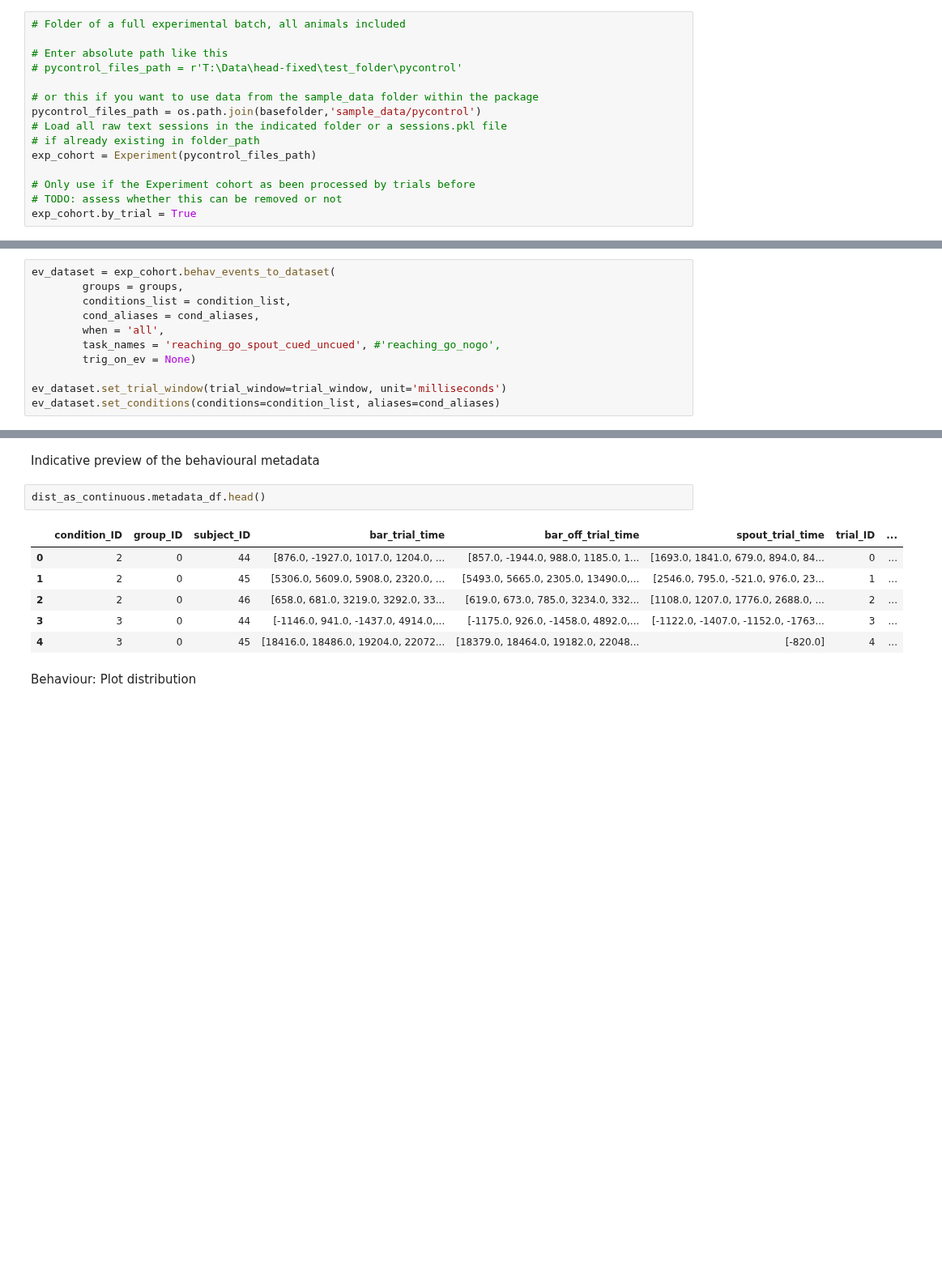
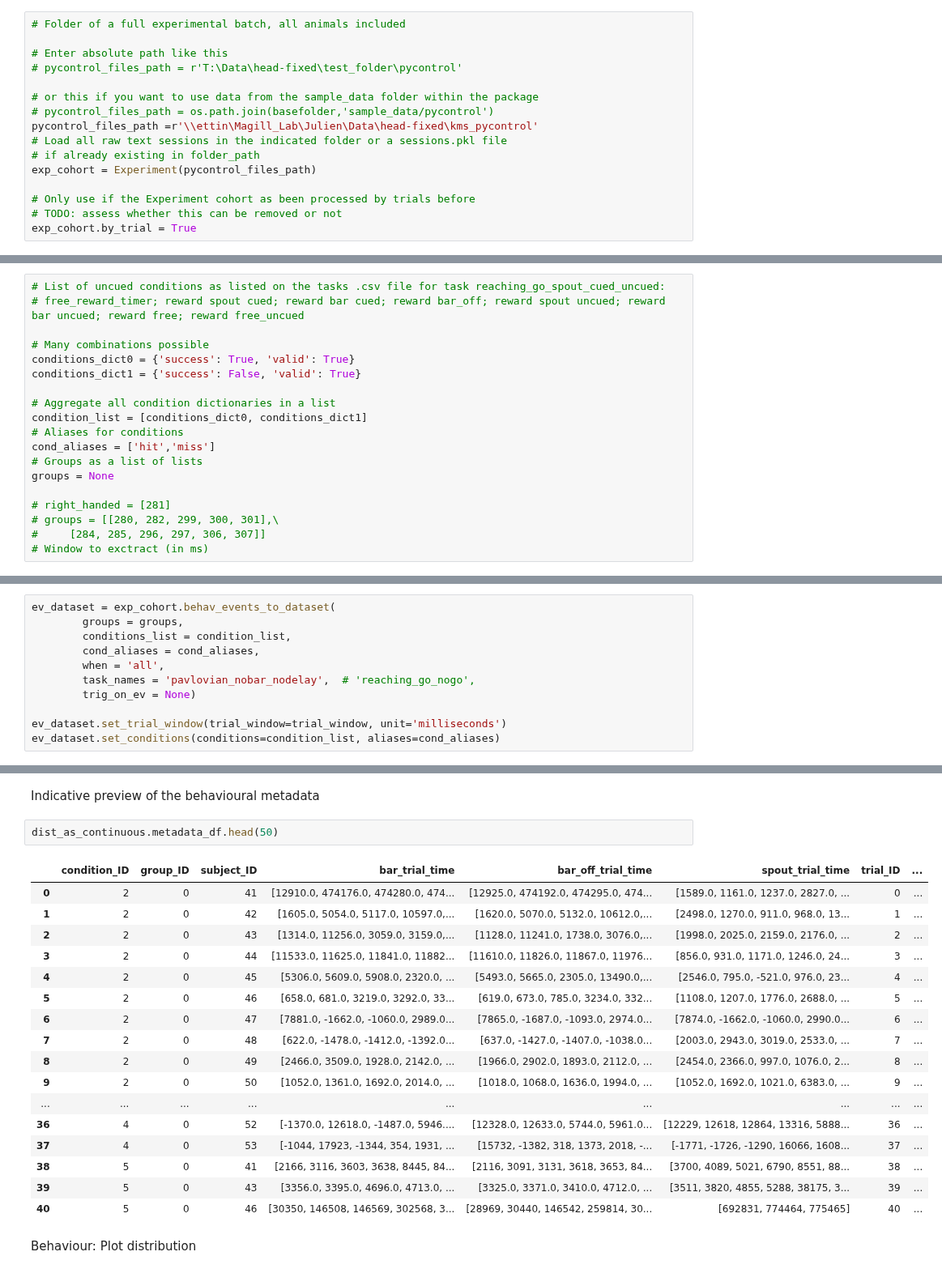
Before and after one commit to juliencarponcy/trialexp, a Jupyter notebook: notebooks/workflow_pyControl.ipynb, the cells around one changed output, grey strips where cells are left out. Shown at 81% size. Drawn from its saved outputs; the diff is of its cells as text; blank space fills up the shorter version.

Commit message:
data_import.py trialexp\process  workflow_pyControl.ipynb notebooks

```diff
--- a/notebooks/workflow_pyControl.ipynb
+++ b/notebooks/workflow_pyControl.ipynb
@@ -74,7 +74,8 @@ This will include all the pycontrol files present in the folder_path directory (
 # pycontrol_files_path = r'T:\Data\head-fixed\test_folder\pycontrol'
 
 # or this if you want to use data from the sample_data folder within the package
-pycontrol_files_path = os.path.join(basefolder,'sample_data/pycontrol')
+# pycontrol_files_path = os.path.join(basefolder,'sample_data/pycontrol')
+pycontrol_files_path =r'\\ettin\Magill_Lab\Julien\Data\head-fixed\kms_pycontrol'
 # Load all raw text sessions in the indicated folder or a sessions.pkl file
 # if already existing in folder_path
 exp_cohort = Experiment(pycontrol_files_path)
@@ -167,3 +201,22 @@ trial_window = [-2000, 30000]
+# %%
+# List of uncued conditions as listed on the tasks .csv file for task reaching_go_spout_cued_uncued:
+# free_reward_timer; reward spout cued; reward bar cued; reward bar_off; reward spout uncued; reward bar uncued; reward free; reward free_uncued
+
+# Many combinations possible
+conditions_dict0 = {'success': True, 'valid': True}
+conditions_dict1 = {'success': False, 'valid': True}
+
+# Aggregate all condition dictionaries in a list
+condition_list = [conditions_dict0, conditions_dict1]
+# Aliases for conditions
+cond_aliases = ['hit','miss']
+# Groups as a list of lists
+groups = None
+
+# right_handed = [281]
+# groups = [[280, 282, 299, 300, 301],\
+#     [284, 285, 296, 297, 306, 307]]
+# Window to exctract (in ms)
 # %% [markdown]
 Behaviour: Create a dataset
 # %%
@@ -172,7 +225,7 @@ ev_dataset = exp_cohort.behav_events_to_dataset(
         conditions_list = condition_list,
         cond_aliases = cond_aliases,
         when = 'all',
-        task_names = 'reaching_go_spout_cued_uncued', #'reaching_go_nogo',
+        task_names = 'pavlovian_nobar_nodelay',  # 'reaching_go_nogo',
         trig_on_ev = None)
 
 ev_dataset.set_trial_window(trial_window=trial_window, unit='milliseconds')
@@ -228,14 +287,25 @@ dist_as_continuous.filter_min(min_trials = 1)
 # %% [markdown]
 Indicative preview of the behavioural metadata
 # %%
-dist_as_continuous.metadata_df.head()
+dist_as_continuous.metadata_df.head(50)
 # %% [output]
 |  | condition_ID | group_ID | subject_ID | bar_trial_time | bar_off_trial_time | spout_trial_time | trial_ID | ... |
-| 0 | 2 | 0 | 44 | [876.0, -1927.0, 1017.0, 1204.0, ... | [857.0, -1944.0, 988.0, 1185.0, 1... | [1693.0, 1841.0, 679.0, 894.0, 84... | 0 | ... |
-| 1 | 2 | 0 | 45 | [5306.0, 5609.0, 5908.0, 2320.0, ... | [5493.0, 5665.0, 2305.0, 13490.0,... | [2546.0, 795.0, -521.0, 976.0, 23... | 1 | ... |
-| 2 | 2 | 0 | 46 | [658.0, 681.0, 3219.0, 3292.0, 33... | [619.0, 673.0, 785.0, 3234.0, 332... | [1108.0, 1207.0, 1776.0, 2688.0, ... | 2 | ... |
-| 3 | 3 | 0 | 44 | [-1146.0, 941.0, -1437.0, 4914.0,... | [-1175.0, 926.0, -1458.0, 4892.0,... | [-1122.0, -1407.0, -1152.0, -1763... | 3 | ... |
-| 4 | 3 | 0 | 45 | [18416.0, 18486.0, 19204.0, 22072... | [18379.0, 18464.0, 19182.0, 22048... | [-820.0] | 4 | ... |
+| 0 | 2 | 0 | 41 | [12910.0, 474176.0, 474280.0, 474... | [12925.0, 474192.0, 474295.0, 474... | [1589.0, 1161.0, 1237.0, 2827.0, ... | 0 | ... |
+| 1 | 2 | 0 | 42 | [1605.0, 5054.0, 5117.0, 10597.0,... | [1620.0, 5070.0, 5132.0, 10612.0,... | [2498.0, 1270.0, 911.0, 968.0, 13... | 1 | ... |
+| 2 | 2 | 0 | 43 | [1314.0, 11256.0, 3059.0, 3159.0,... | [1128.0, 11241.0, 1738.0, 3076.0,... | [1998.0, 2025.0, 2159.0, 2176.0, ... | 2 | ... |
+| 3 | 2 | 0 | 44 | [11533.0, 11625.0, 11841.0, 11882... | [11610.0, 11826.0, 11867.0, 11976... | [856.0, 931.0, 1171.0, 1246.0, 24... | 3 | ... |
+| 4 | 2 | 0 | 45 | [5306.0, 5609.0, 5908.0, 2320.0, ... | [5493.0, 5665.0, 2305.0, 13490.0,... | [2546.0, 795.0, -521.0, 976.0, 23... | 4 | ... |
+| 5 | 2 | 0 | 46 | [658.0, 681.0, 3219.0, 3292.0, 33... | [619.0, 673.0, 785.0, 3234.0, 332... | [1108.0, 1207.0, 1776.0, 2688.0, ... | 5 | ... |
+| 6 | 2 | 0 | 47 | [7881.0, -1662.0, -1060.0, 2989.0... | [7865.0, -1687.0, -1093.0, 2974.0... | [7874.0, -1662.0, -1060.0, 2990.0... | 6 | ... |
+| 7 | 2 | 0 | 48 | [622.0, -1478.0, -1412.0, -1392.0... | [637.0, -1427.0, -1407.0, -1038.0... | [2003.0, 2943.0, 3019.0, 2533.0, ... | 7 | ... |
+| 8 | 2 | 0 | 49 | [2466.0, 3509.0, 1928.0, 2142.0, ... | [1966.0, 2902.0, 1893.0, 2112.0, ... | [2454.0, 2366.0, 997.0, 1076.0, 2... | 8 | ... |
+| 9 | 2 | 0 | 50 | [1052.0, 1361.0, 1692.0, 2014.0, ... | [1018.0, 1068.0, 1636.0, 1994.0, ... | [1052.0, 1692.0, 1021.0, 6383.0, ... | 9 | ... |
+| ... | ... | ... | ... | ... | ... | ... | ... | ... |
+| 36 | 4 | 0 | 52 | [-1370.0, 12618.0, -1487.0, 5946.... | [12328.0, 12633.0, 5744.0, 5961.0... | [12229, 12618, 12864, 13316, 5888... | 36 | ... |
+| 37 | 4 | 0 | 53 | [-1044, 17923, -1344, 354, 1931, ... | [15732, -1382, 318, 1373, 2018, -... | [-1771, -1726, -1290, 16066, 1608... | 37 | ... |
+| 38 | 5 | 0 | 41 | [2166, 3116, 3603, 3638, 8445, 84... | [2116, 3091, 3131, 3618, 3653, 84... | [3700, 4089, 5021, 6790, 8551, 88... | 38 | ... |
+| 39 | 5 | 0 | 43 | [3356.0, 3395.0, 4696.0, 4713.0, ... | [3325.0, 3371.0, 3410.0, 4712.0, ... | [3511, 3820, 4855, 5288, 38175, 3... | 39 | ... |
+| 40 | 5 | 0 | 46 | [30350, 146508, 146569, 302568, 3... | [28969, 30440, 146542, 259814, 30... | [692831, 774464, 775465] | 40 | ... |
 # %% [markdown]
 Behaviour: Plot distribution
 # %%
```
Also changed, not shown: parts of 9 cells of this notebook, 1 other file.
